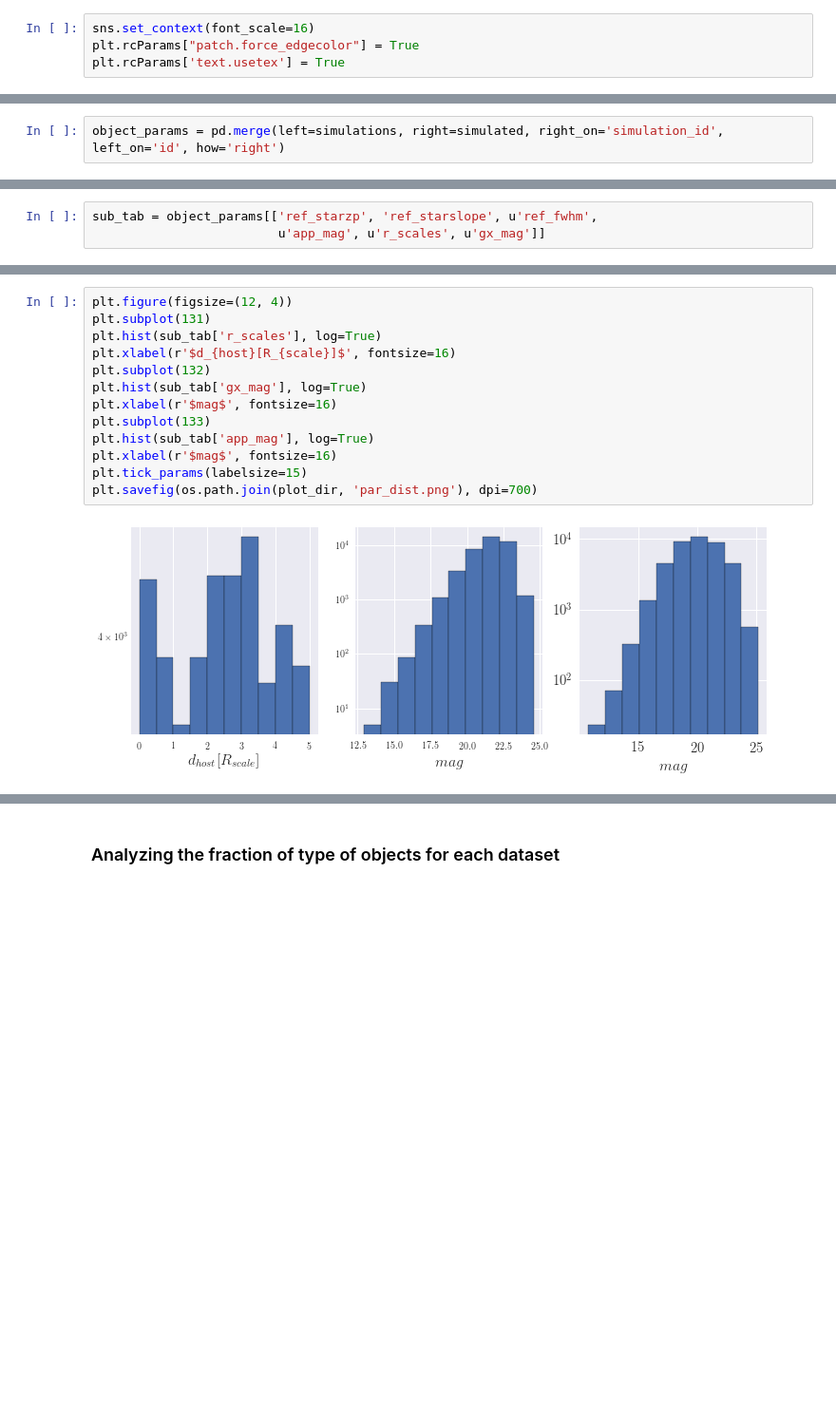
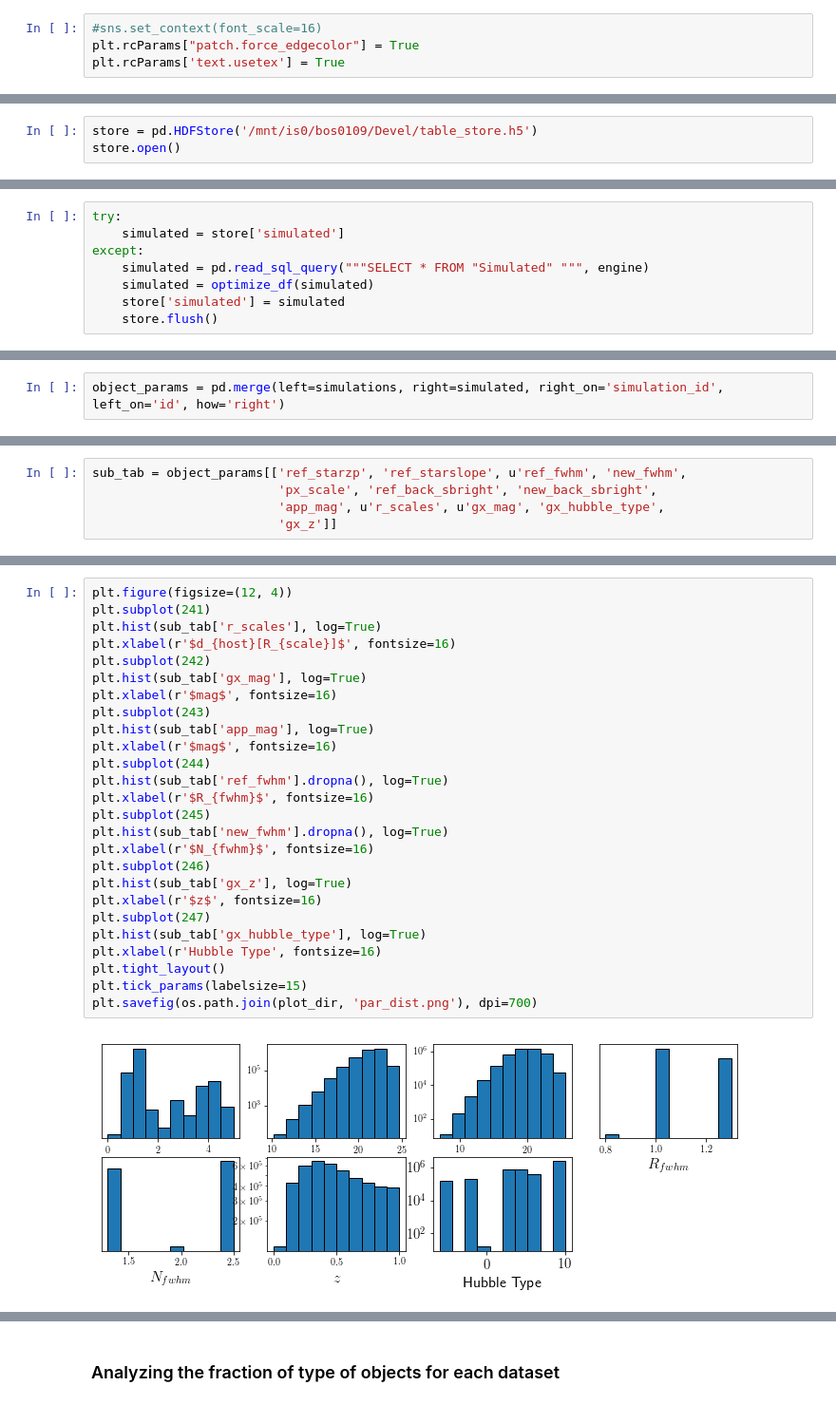
Before and after one commit to BrunoSanchez/RBMLearning, a Jupyter notebook: Plots-foursome.ipynb, the cells around one changed output, grey strips where cells are left out. Shown at 95% size. Saved outputs shown, nothing was run; the diff lists cells and outputs as text; blank space fills up the shorter version.

```diff
--- a/Plots-foursome.ipynb
+++ b/Plots-foursome.ipynb
@@ -18,5 +18,5 @@ import seaborn as sns
 # %%
-sns.set_context(font_scale=16)
+#sns.set_context(font_scale=16)
 plt.rcParams["patch.force_edgecolor"] = True
 plt.rcParams['text.usetex'] = True
 # %%
@@ -70,0 +117,3 @@ simulated = pd.read_sql_query("""SELECT * FROM "Simulated" """, engine)
+# %%
+store = pd.HDFStore('/mnt/is0/bos0109/Devel/table_store.h5')
+store.open()
@@ -71 +125,9 @@ simulated = pd.read_sql_query("""SELECT * FROM "Simulated" """, engine)
+# %%
+try:
+    simulated = store['simulated']
+except:
+    simulated = pd.read_sql_query("""SELECT * FROM "Simulated" """, engine)
+    simulated = optimize_df(simulated)
+    store['simulated'] = simulated
+    store.flush()
 # %%
@@ -201,6 +422,8 @@ object_params.columns
 # %%
-sub_tab = object_params[['ref_starzp', 'ref_starslope', u'ref_fwhm',
-                         u'app_mag', u'r_scales', u'gx_mag']]
+sub_tab = object_params[['ref_starzp', 'ref_starslope', u'ref_fwhm', 'new_fwhm',
+                         'px_scale', 'ref_back_sbright', 'new_back_sbright',
+                         'app_mag', u'r_scales', u'gx_mag', 'gx_hubble_type',
+                         'gx_z']]
 # %%
 sub_tab.describe()
 # %% [output]
@@ -232,16 +455,29 @@ max   &      4000.0 &   1.000000e-01 &  8.000000e-01 &     25.148160 &      4.99
 \end{tabular}
 # %%
 plt.figure(figsize=(12, 4))
-plt.subplot(131)
+plt.subplot(241)
 plt.hist(sub_tab['r_scales'], log=True)
 plt.xlabel(r'$d_{host}[R_{scale}]$', fontsize=16)
-plt.subplot(132)
+plt.subplot(242)
 plt.hist(sub_tab['gx_mag'], log=True)
 plt.xlabel(r'$mag$', fontsize=16)
-plt.subplot(133)
+plt.subplot(243)
 plt.hist(sub_tab['app_mag'], log=True)
 plt.xlabel(r'$mag$', fontsize=16)
+plt.subplot(244)
+plt.hist(sub_tab['ref_fwhm'].dropna(), log=True)
+plt.xlabel(r'$R_{fwhm}$', fontsize=16)
+plt.subplot(245)
+plt.hist(sub_tab['new_fwhm'].dropna(), log=True)
+plt.xlabel(r'$N_{fwhm}$', fontsize=16)
+plt.subplot(246)
+plt.hist(sub_tab['gx_z'], log=True)
+plt.xlabel(r'$z$', fontsize=16)
+plt.subplot(247)
+plt.hist(sub_tab['gx_hubble_type'], log=True)
+plt.xlabel(r'Hubble Type', fontsize=16)
+plt.tight_layout()
 plt.tick_params(labelsize=15)
 plt.savefig(os.path.join(plot_dir, 'par_dist.png'), dpi=700)
 # %% [output]
-[figure, old version]
+[figure, new version]
```
Also changed, not shown: parts of 195 cells of this notebook, 33 other files.
